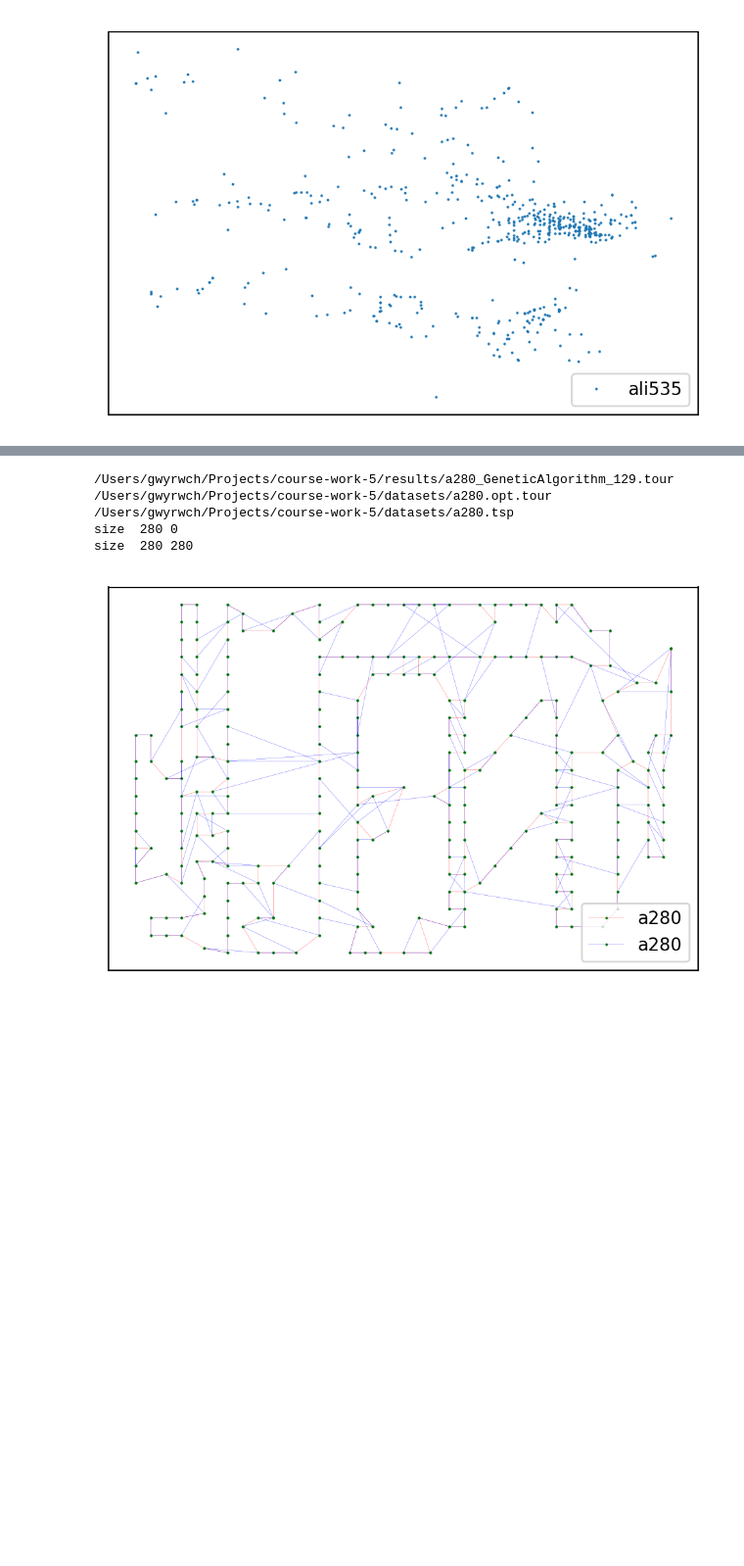
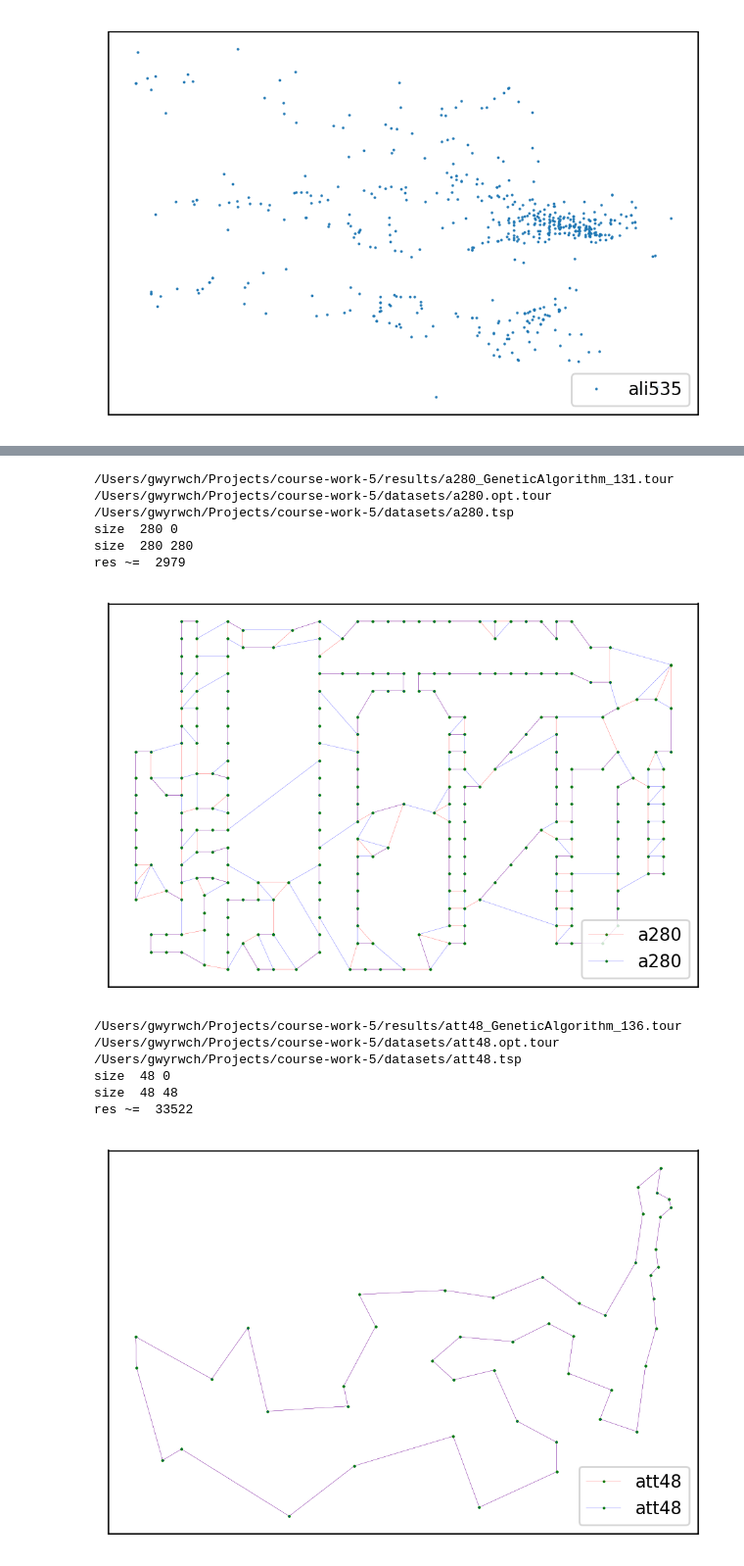
Before and after one commit to gwyrwch/travelling-salesman, a Jupyter notebook: research.ipynb, the cells around one changed output, grey strips where cells are left out. Shown at 98% size. Saved outputs shown, nothing was run; the diff lists cells and outputs as text; code cells hidden in the pictures; blank space fills up the shorter version.

Commit message:
bug with plotting tours fixed

```diff
--- a/research.ipynb
+++ b/research.ipynb
@@ -322,10 +322,19 @@ def plot_tour_by_testname_and_solution(testname, solution):
         our_y = []
         for index in our_permute:
             v = int(index)
-            our_x.append(x[v - 1])
-            our_y.append(y[v - 1])
-        our_x.append(new_x[0])
-        our_y.append(new_y[0])
+            our_x.append(x[v])
+            our_y.append(y[v])
+        our_x.append(our_x[0])
+        our_y.append(our_y[0])
+
+        from math import sqrt
+        res = 0
+        for i in range(len(our_x) - 1):
+            res += int(sqrt((our_x[i] - our_x[i + 1]) ** 2 + (our_y[i] - our_y[i + 1]) ** 2) + 0.5)
+        print('res ~= ', res)
+
+        assert len(our_permute) == len(permute)
+        assert sorted(list(set(our_permute))) == sorted(our_permute)
 
         fig, ax = plt.subplots(dpi=200)
 
@@ -361,7 +371,16 @@ size  280 280
 # %%
 plot_tour_by_testname_and_solution('a280', 'GeneticAlgorithm')
 # %% [output]
-/Users/gwyrwch/Projects/course-work-5/results/a280_GeneticAlgorithm_129.tour /Users/gwyrwch/Projects/course-work-5/datasets/a280.opt.tour /Users/gwyrwch/Projects/course-work-5/datasets/a280.tsp
+/Users/gwyrwch/Projects/course-work-5/results/a280_GeneticAlgorithm_131.tour /Users/gwyrwch/Projects/course-work-5/datasets/a280.opt.tour /Users/gwyrwch/Projects/course-work-5/datasets/a280.tsp
 size  280 0
 size  280 280
+res ~=  2979
-[figure, old version]
+[figure, new version]
+# %%
+plot_tour_by_testname_and_solution('att48', 'GeneticAlgorithm')
+# %% [output]
+/Users/gwyrwch/Projects/course-work-5/results/att48_GeneticAlgorithm_136.tour /Users/gwyrwch/Projects/course-work-5/datasets/att48.opt.tour /Users/gwyrwch/Projects/course-work-5/datasets/att48.tsp
+size  48 0
+size  48 48
+res ~=  33522
+[figure, added]
```
Also changed, not shown: parts of 3 cells of this notebook.
